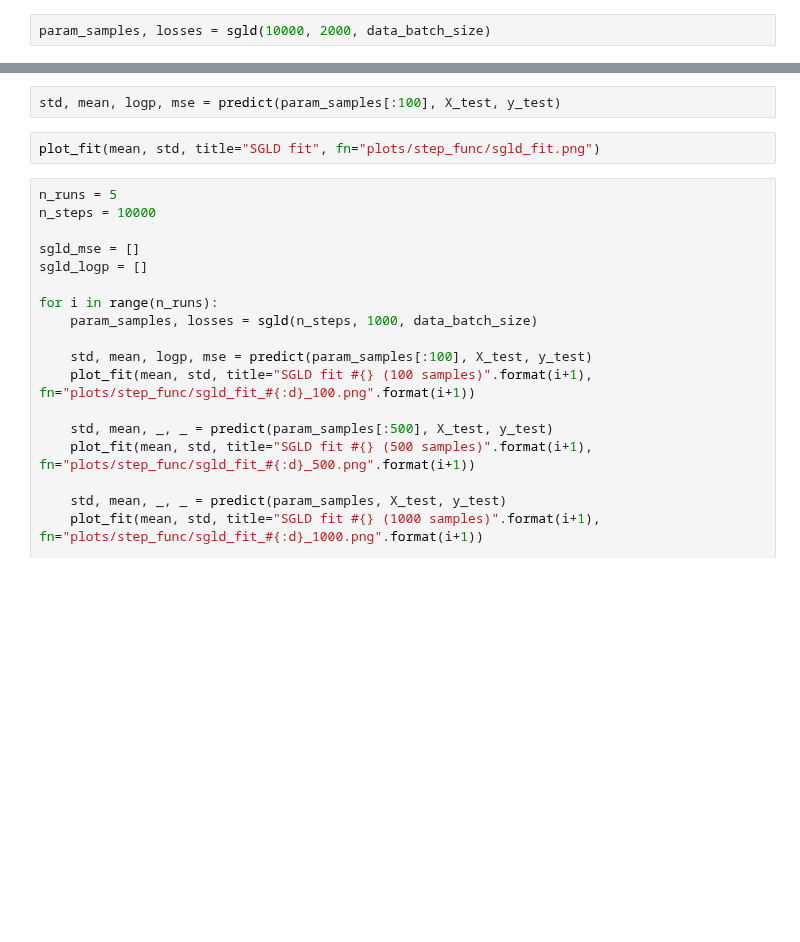
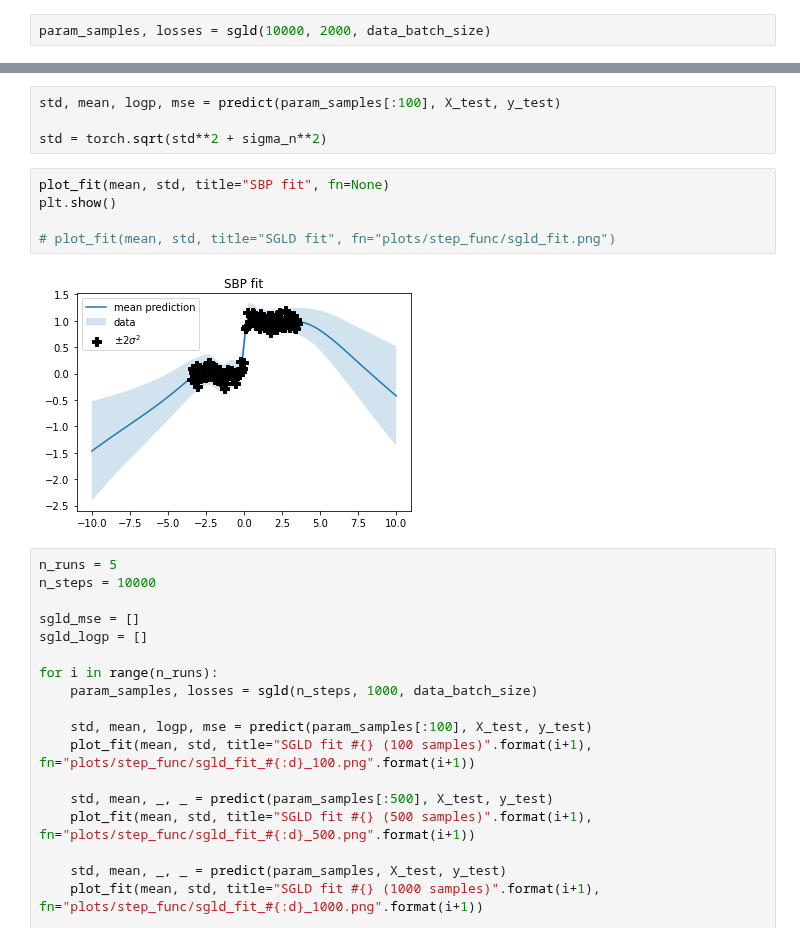
Before and after one commit to franciscovargas/ControlledFollmerDrift, a Jupyter notebook: notebooks/Step Function.ipynb, the cells around one changed output, grey strips where cells are left out. Cells and saved outputs as stored; diff of their text form; blank space fills up the shorter version.

```diff
--- a/notebooks/Step Function.ipynb
+++ b/notebooks/Step Function.ipynb
@@ -244,7 +256,14 @@ plt.plot(losses)
 # %%
 std, mean, logp, mse = predict(param_samples[:100], X_test, y_test)
+
+std = torch.sqrt(std**2 + sigma_n**2)
 # %%
-plot_fit(mean, std, title="SGLD fit", fn="plots/step_func/sgld_fit.png")
+plot_fit(mean, std, title="SBP fit", fn=None)
+plt.show()
+
+# plot_fit(mean, std, title="SGLD fit", fn="plots/step_func/sgld_fit.png")
+# %% [output]
+[figure, added]
 # %%
 n_runs = 5
 n_steps = 10000
```
Also changed, not shown: parts of 5 cells of this notebook, 1 other file.
